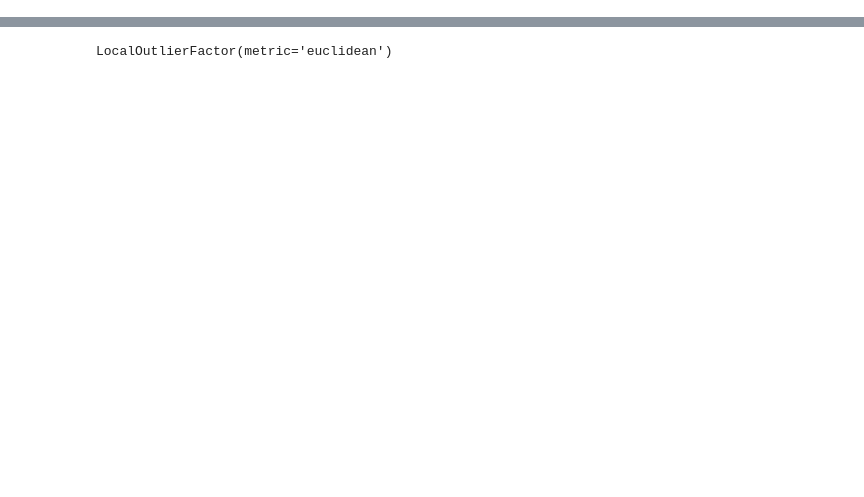
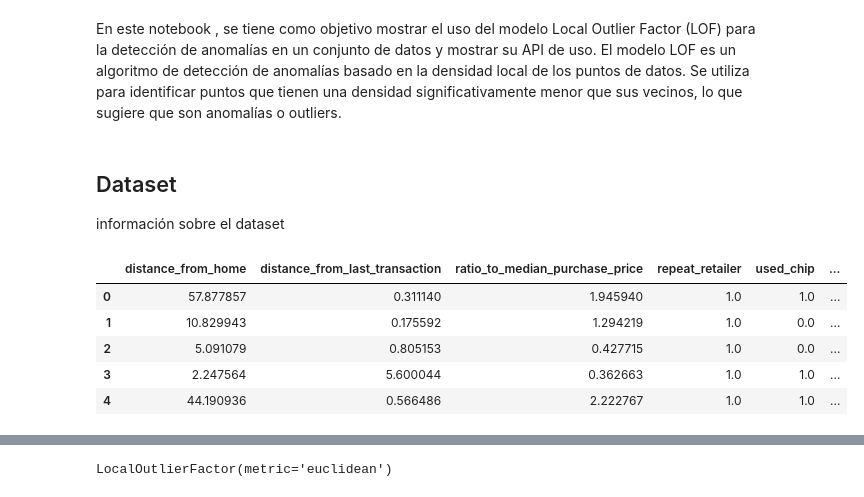
Before and after one commit to Jonkkeyler333/PyOD_ADGE, a Jupyter notebook: notebooks/lof.ipynb, the cells around one changed output, grey strips where cells are left out. Drawn from its saved outputs; the diff is of its cells as text; code cells hidden in the pictures; blank space fills up the shorter version.

```diff
--- a/notebooks/lof.ipynb
+++ b/notebooks/lof.ipynb
@@ -1,3 +5,5 @@
+# %% [markdown]
+En este notebook , se tiene como objetivo mostrar el uso del modelo Local Outlier Factor (LOF) para la detección de anomalías en un conjunto de datos y mostrar su API de uso. El modelo LOF es un algoritmo de detección de anomalías basado en la densidad local de los puntos de datos. Se utiliza para identificar puntos que tienen una densidad significativamente menor que sus vecinos, lo que sugiere que son anomalías o outliers.
 # %%
 import numpy as np
 import matplotlib.pyplot as plt
@@ -6,3 +14,17 @@ import sys, os
 proj_root = os.path.abspath(os.path.join(os.getcwd(), os.pardir))
 if proj_root not in sys.path:
     sys.path.insert(0, proj_root)
+# %% [markdown]
+## Dataset
+información sobre el dataset
+# %%
+url_data='https://drive.google.com/uc?export=download&id=1jGJ-Bam7dR9vH4Y6-677LNNpW-PulLfL'
+data=pd.read_csv(url_data,header=0)
+data.head()
+# %% [output]
+|  | distance_from_home | distance_from_last_transaction | ratio_to_median_purchase_price | repeat_retailer | used_chip | ... |
+| 0 | 57.877857 | 0.311140 | 1.945940 | 1.0 | 1.0 | ... |
+| 1 | 10.829943 | 0.175592 | 1.294219 | 1.0 | 0.0 | ... |
+| 2 | 5.091079 | 0.805153 | 0.427715 | 1.0 | 0.0 | ... |
+| 3 | 2.247564 | 5.600044 | 0.362663 | 1.0 | 1.0 | ... |
+| 4 | 44.190936 | 0.566486 | 2.222767 | 1.0 | 1.0 | ... |
```
Also changed, not shown: parts of 18 cells of this notebook, 1 other file.
